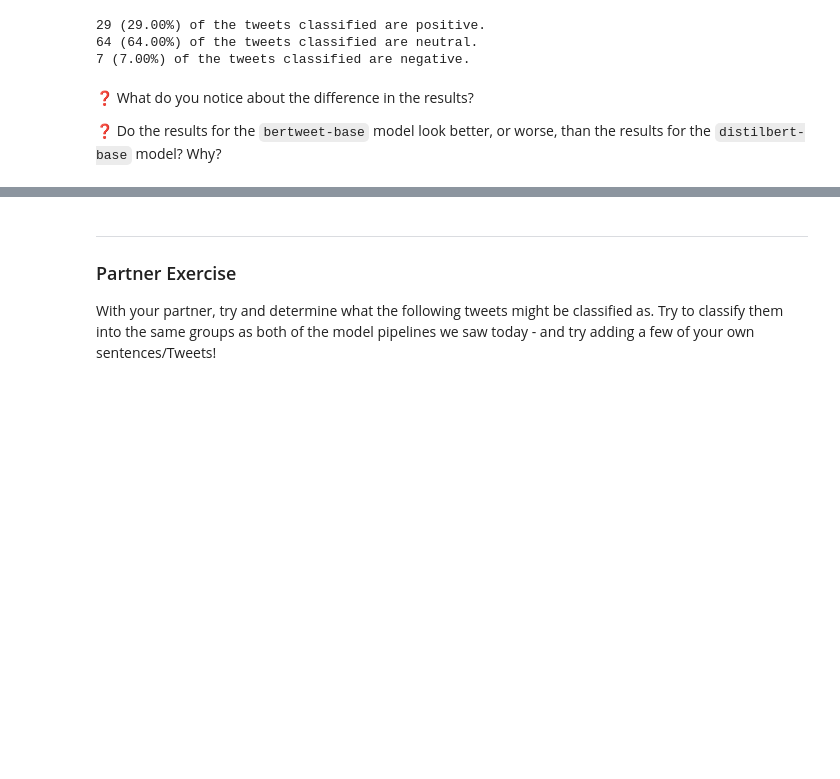
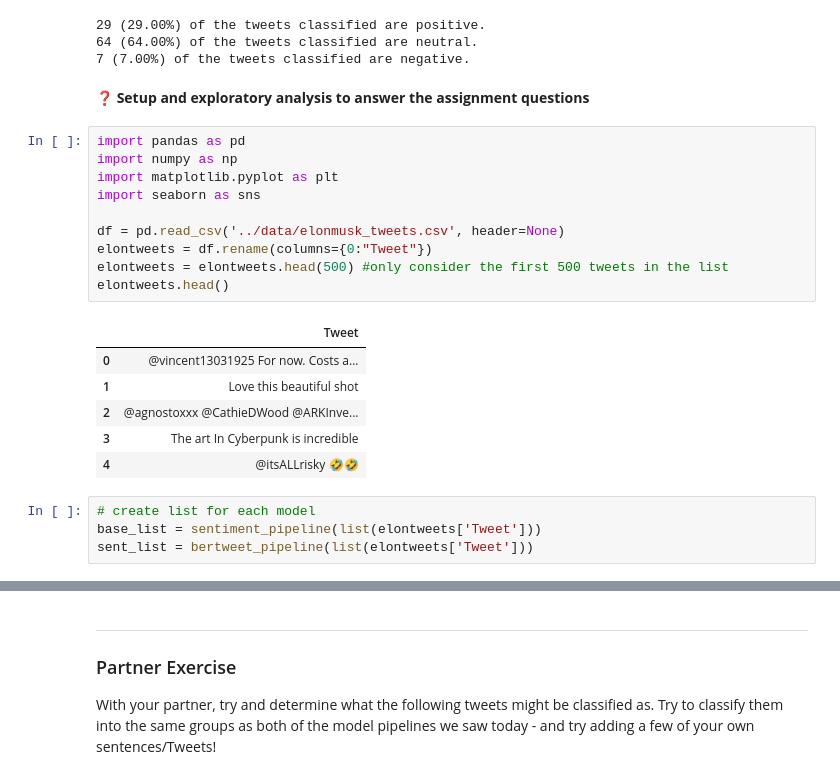
Before and after one commit to ddealwis09/FourthBrain, a Jupyter notebook: assignments/week-02-twitter-sentiment-analysis/nb/analyze-sentiment-twitter.ipynb, the cells around one changed output, grey strips where cells are left out. Saved outputs shown, nothing was run; the diff lists cells and outputs as text; blank space fills up the shorter version.

Commit message:
updated assignment

```diff
--- a/assignments/week-02-twitter-sentiment-analysis/nb/analyze-sentiment-twitter.ipynb
+++ b/assignments/week-02-twitter-sentiment-analysis/nb/analyze-sentiment-twitter.ipynb
@@ -174,6 +171,25 @@ print(f"{neg_sent_count} ({neg_sent_count / total_sent_count * 100:.2f}%) of the
 64 (64.00%) of the tweets classified are neutral.
 7 (7.00%) of the tweets classified are negative.
 # %% [markdown]
-❓ What do you notice about the difference in the results?
-
-❓ Do the results for the `bertweet-base` model look better, or worse, than the results for the `distilbert-base` model? Why?
+❓ **Setup and exploratory analysis to answer the assignment questions**
+# %%
+import pandas as pd
+import numpy as np
+import matplotlib.pyplot as plt
+import seaborn as sns
+
+df = pd.read_csv('../data/elonmusk_tweets.csv', header=None)
+elontweets = df.rename(columns={0:"Tweet"})
+elontweets = elontweets.head(500) #only consider the first 500 tweets in the list
+elontweets.head()
+# %% [output]
+|  | Tweet |
+| 0 | @vincent13031925 For now. Costs a... |
+| 1 | Love this beautiful shot |
+| 2 | @agnostoxxx @CathieDWood @ARKInve... |
+| 3 | The art In Cyberpunk is incredible |
+| 4 | @itsALLrisky 🤣🤣 |
+# %%
+# create list for each model
+base_list = sentiment_pipeline(list(elontweets['Tweet']))
+sent_list = bertweet_pipeline(list(elontweets['Tweet']))
```
Also changed, not shown: parts of 27 cells of this notebook, 2 other files.
